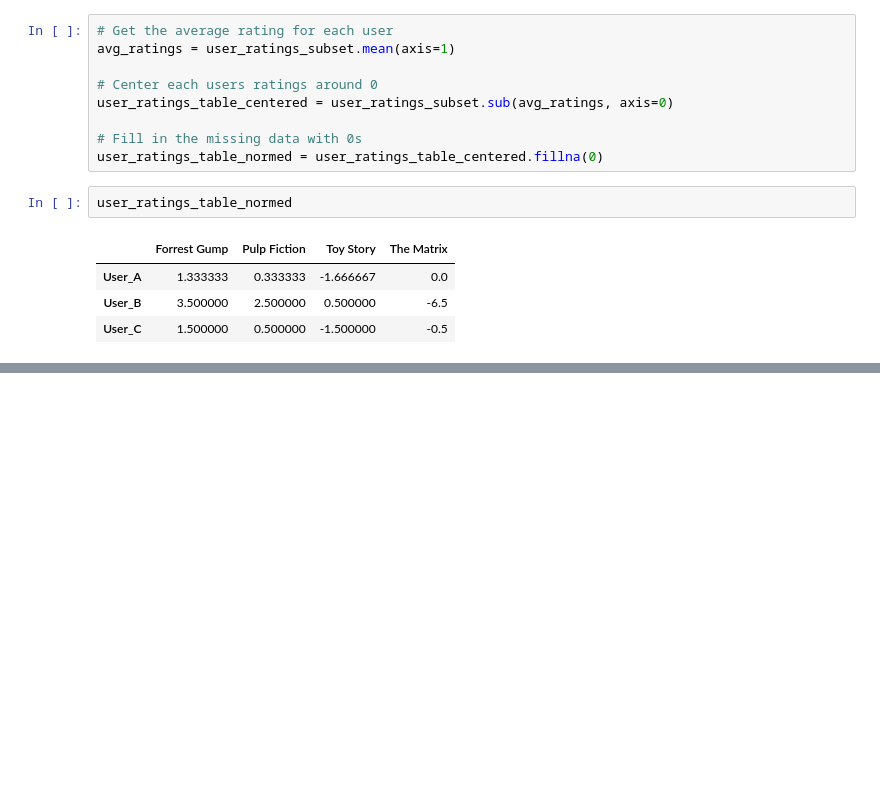
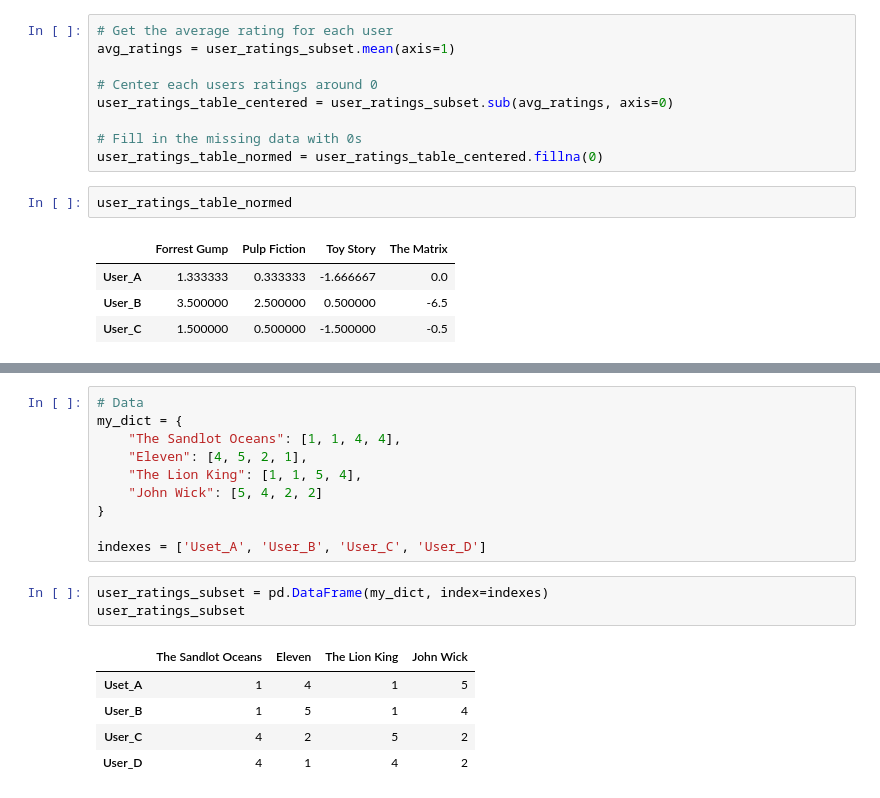
Before and after one commit to ramalho-edneide/recommendation_engines_course, a Jupyter notebook: chapter_03.ipynb, the cells around one changed output, grey strips where cells are left out. Cells and saved outputs as stored; diff of their text form; blank space fills up the shorter version.

```diff
--- a/chapter_03.ipynb
+++ b/chapter_03.ipynb
@@ -150,0 +175,19 @@ user_ratings_table_normed
+# %%
+# Data
+my_dict = {
+    "The Sandlot Oceans": [1, 1, 4, 4],
+    "Eleven": [4, 5, 2, 1],
+    "The Lion King": [1, 1, 5, 4],
+    "John Wick": [5, 4, 2, 2]
+}
+
+indexes = ['Uset_A', 'User_B', 'User_C', 'User_D']
+# %%
+user_ratings_subset = pd.DataFrame(my_dict, index=indexes)
+user_ratings_subset
+# %% [output]
+|  | The Sandlot Oceans | Eleven | The Lion King | John Wick |
+| Uset_A | 1 | 4 | 1 | 5 |
+| User_B | 1 | 5 | 1 | 4 |
+| User_C | 4 | 2 | 5 | 2 |
+| User_D | 4 | 1 | 4 | 2 |
```
Also changed, not shown: parts of 13 cells of this notebook.
